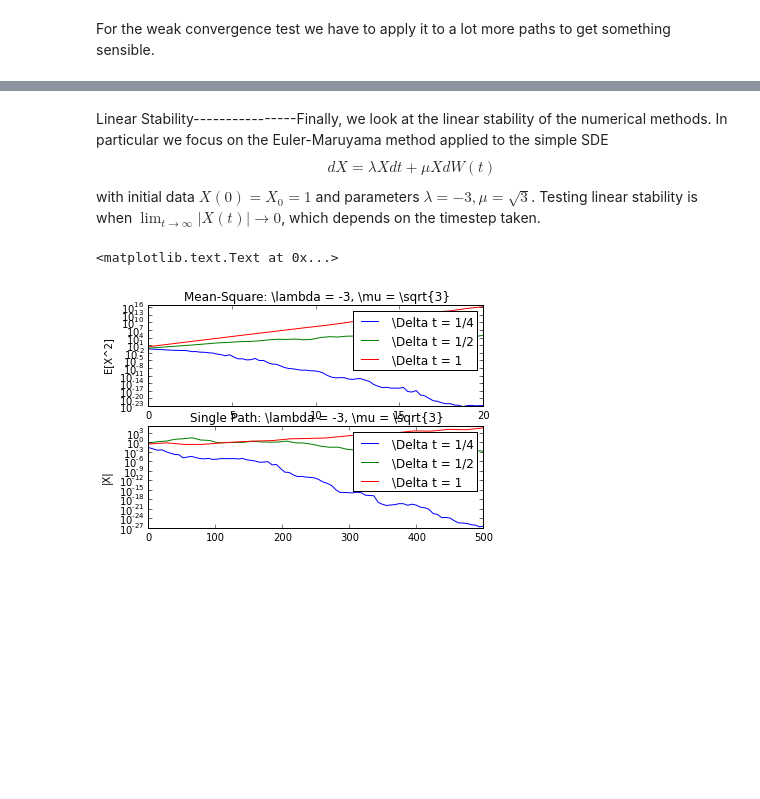
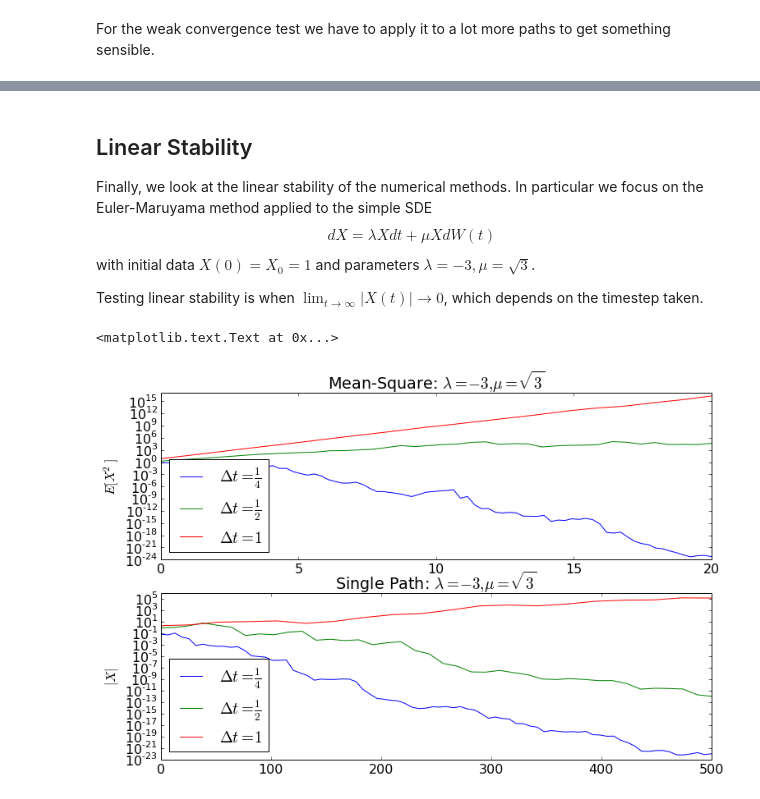
Before and after one commit to IanHawke/HighamSDEs, a Jupyter notebook: Stochastic DEs.ipynb, the cells around one changed output, grey strips where cells are left out. Cells and saved outputs as stored; diff of their text form; code cells hidden in the pictures; blank space fills up the shorter version.

Commit message:
Upgrade ipython notebook to stable release 1.1.0.
Do some work on the figures to make them more readable.

```diff
--- a/Stochastic DEs.ipynb
+++ b/Stochastic DEs.ipynb
@@ -9 +12,6 @@ Welcome to pylab, a matplotlib-based Python environment [backend: module://IPyth
+# %%
+%matplotlib inline
+import matplotlib
+matplotlib.rcParams['figure.figsize'] = [12,8]
+matplotlib.rcParams['font.size'] = 16
 # %%
@@ -66,7 +377,61 @@ Measured convergence rate is  1.05998586319
 # %% [markdown]
-Linear Stability----------------Finally, we look at the linear stability of the numerical methods. In particular we focus on the Euler-Maruyama method applied to the simple SDE\begin{equation}  dX = \lambda X dt + \mu X dW(t)\end{equation}with initial data $X(0) = X_0 = 1$ and parameters $\lambda = -3, \mu = \sqrt{3}$. Testing linear stability is when $\lim_{t \to \infty} |X(t)| \to 0$, which depends on the timestep taken.
+Linear Stability
+----------------
+
+Finally, we look at the linear stability of the numerical methods. In particular we focus on the Euler-Maruyama method applied to the simple SDE
+\begin{equation}
+  dX = \lambda X dt + \mu X dW(t)
+\end{equation}
+with initial data $X(0) = X_0 = 1$ and parameters $\lambda = -3, \mu = \sqrt{3}$.
+
+Testing linear stability is when $\lim_{t \to \infty} |X(t)| \to 0$, which depends on the timestep taken.
 # %%
-import numpy as npimport matplotlib.pyplot as plt# This is the mean square caseT = 20.0M = 50000X0 = 1.0lam = -3.0mu = np.sqrt(3.0)dt = 0.25N = 80plt.subplot(2,1,1)for k in range(3):    Dt = 2**k * dt    L = N / 2**k    Xms = np.zeros(L)    Xtemp = X0 * np.ones(M)    t = np.linspace(0, T, L)    for j in range(L):        Winc = np.sqrt(Dt) * np.random.randn(M)        Xtemp += (Dt*lam + mu*Winc)*Xtemp        Xms[j] = np.mean(Xtemp**2)    plt.semilogy(t, Xms)plt.legend(('\Delta t = 1/4', '\Delta t = 1/2', '\Delta t = 1'))plt.title('Mean-Square: \lambda = -3, \mu = \sqrt{3}')plt.ylabel('E[X^2]')# This is a single asymptotic pathT = 500.0plt.subplot(2,1,2)for k in range(3):    Dt = 2**k * dt    L = N / 2**k    Xemabs = np.zeros(L)    Xtemp = X0    t = np.linspace(0, T, L)    for j in range(L):        Winc = np.sqrt(Dt) * np.random.randn(1)        Xtemp += (Dt*lam + mu*Winc)*Xtemp        Xemabs[j] = np.abs(Xtemp)    plt.semilogy(t, Xemabs)plt.legend(('\Delta t = 1/4', '\Delta t = 1/2', '\Delta t = 1'))plt.title('Single Path: \lambda = -3, \mu = \sqrt{3}')plt.ylabel('|X|')
+import numpy as np
+import matplotlib.pyplot as plt
+
+# This is the mean square case
+
+T = 20.0
+M = 50000
+X0 = 1.0
+lam = -3.0
+mu = np.sqrt(3.0)
+
+dt = 0.25
+N = 80
+plt.subplot(2,1,1)
+for k in range(3):
+    Dt = 2**k * dt
+    L = N / 2**k
+    Xms = np.zeros(L)
+    Xtemp = X0 * np.ones(M)
+    t = np.linspace(0, T, L)
+    for j in range(L):
+        Winc = np.sqrt(Dt) * np.random.randn(M)
+        Xtemp += (Dt*lam + mu*Winc)*Xtemp
+        Xms[j] = np.mean(Xtemp**2)
+    plt.semilogy(t, Xms)
+plt.legend((r'$\Delta t = \frac{1}{4}$', r'$\Delta t = \frac{1}{2}$', r'$\Delta t = 1$'), loc = 'lower left')
+plt.title(r'Mean-Square: $\lambda = -3, \mu = \sqrt{3}$')
+plt.ylabel(r'$E[X^2]$')
+
+# This is a single asymptotic path
+T = 500.0
+plt.subplot(2,1,2)
+for k in range(3):
+    Dt = 2**k * dt
+    L = N / 2**k
+    Xemabs = np.zeros(L)
+    Xtemp = X0
+    t = np.linspace(0, T, L)
+    for j in range(L):
+        Winc = np.sqrt(Dt) * np.random.randn(1)
+        Xtemp += (Dt*lam + mu*Winc)*Xtemp
+        Xemabs[j] = np.abs(Xtemp)
+    plt.semilogy(t, Xemabs)
+plt.legend((r'$\Delta t = \frac{1}{4}$', r'$\Delta t = \frac{1}{2}$', '$\Delta t = 1$'), loc = 'lower left')
+plt.title(r'Single Path: $\lambda = -3, \mu = \sqrt{3}$')
+plt.ylabel(r'$|X|$')
 # %% [output]
 <matplotlib.text.Text at 0x...>
-[figure, old version]
+[figure, new version]
```
Also changed, not shown: parts of 9 cells of this notebook.
